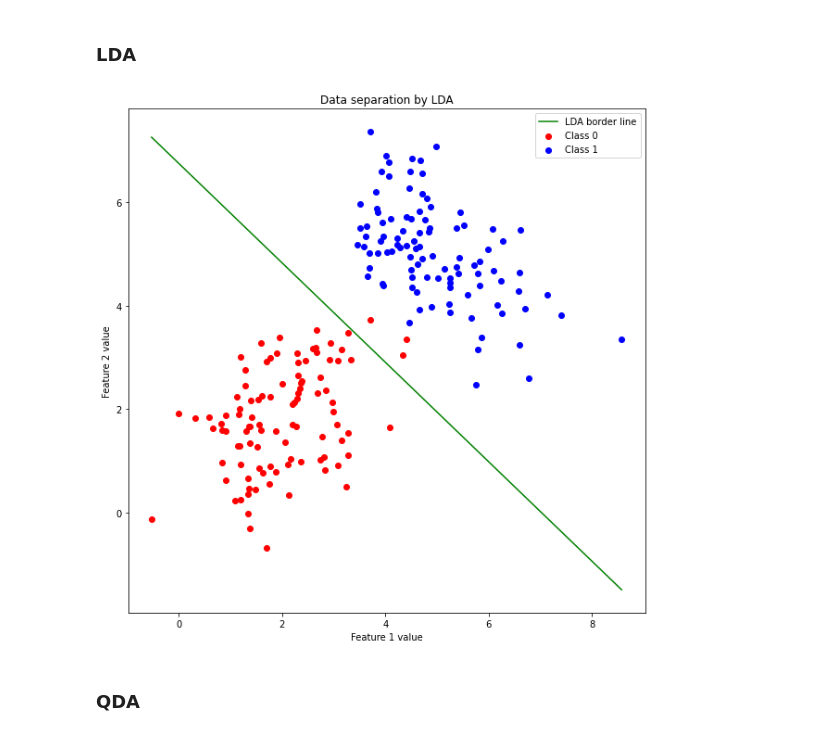
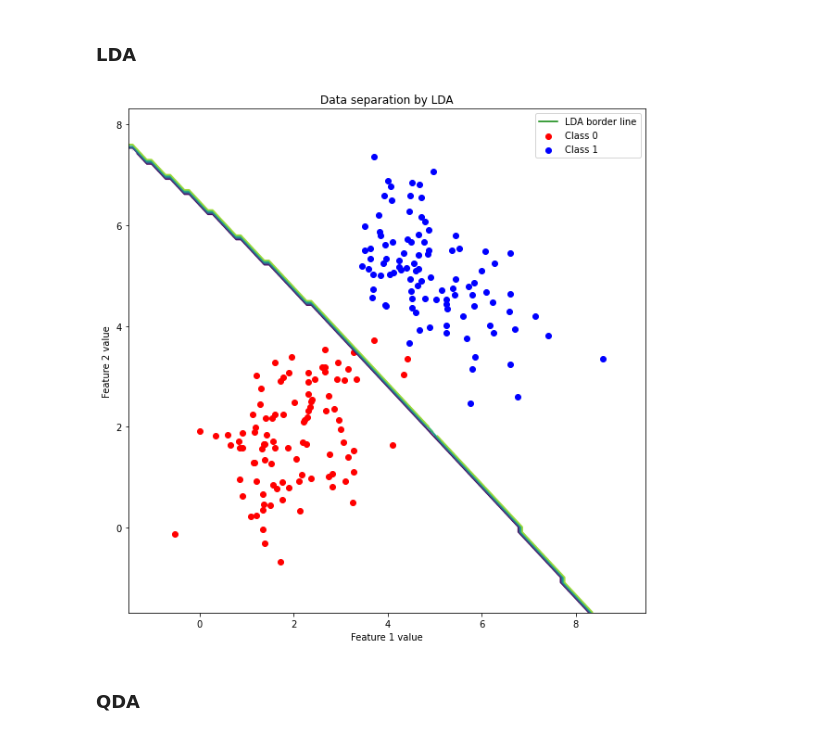
Before and after one commit to LJaremek/AdvancedMachineLearning-MINI, a Jupyter notebook: lab_1/TestingClassifiers.ipynb, the cells around one changed output. Saved outputs shown, nothing was run; the diff lists cells and outputs as text; code cells hidden in the pictures.

Commit message:
refactor find_border function

```diff
--- a/lab_1/TestingClassifiers.ipynb
+++ b/lab_1/TestingClassifiers.ipynb
@@ -46,35 +39,36 @@ y_values = (-c - a * x_values) / b
+# %%
+lda.fit(x, y)
+
+xx, yy, z = lda.find_border()
 # %%
 plt.figure(figsize=((10, 10)))
 
-plt.plot(
-    x_values,
-    y_values,
-    label="LDA border line",
-    color="Green"
-    )
+contour = plt.contour(xx, yy, z)
+plt.clabel(contour, fontsize=0)
+plt.plot([], [], "g", label="LDA border line")
 
 plt.scatter(
     x[y == 0][:, 0],
     x[y == 0][:, 1],
     color="red",
     label="Class 0"
     )
 
 plt.scatter(
     x[y == 1][:, 0],
     x[y == 1][:, 1],
     color="blue",
     label="Class 1"
     )
 
 plt.legend()
 plt.xlabel("Feature 1 value")
 plt.ylabel("Feature 2 value")
 plt.title("Data separation by LDA")
 plt.savefig("plots/LDA_data_separation.png")
 plt.show()
 # %% [output]
-[figure, old version]
+[figure, new version]
 # %% [markdown]
 ### QDA
 # %%
```
Also changed, not shown: parts of 1 cell of this notebook, 2 other files.
